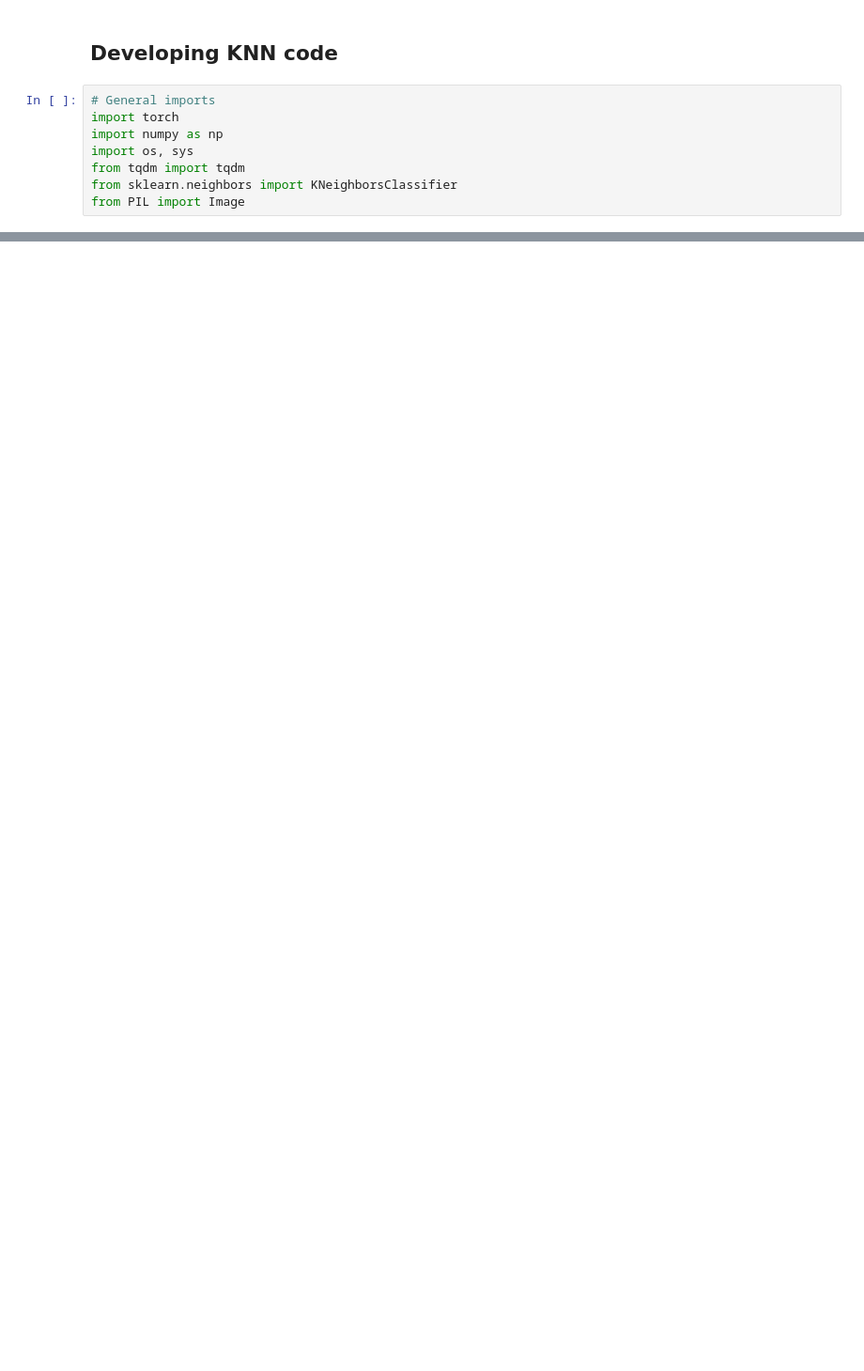
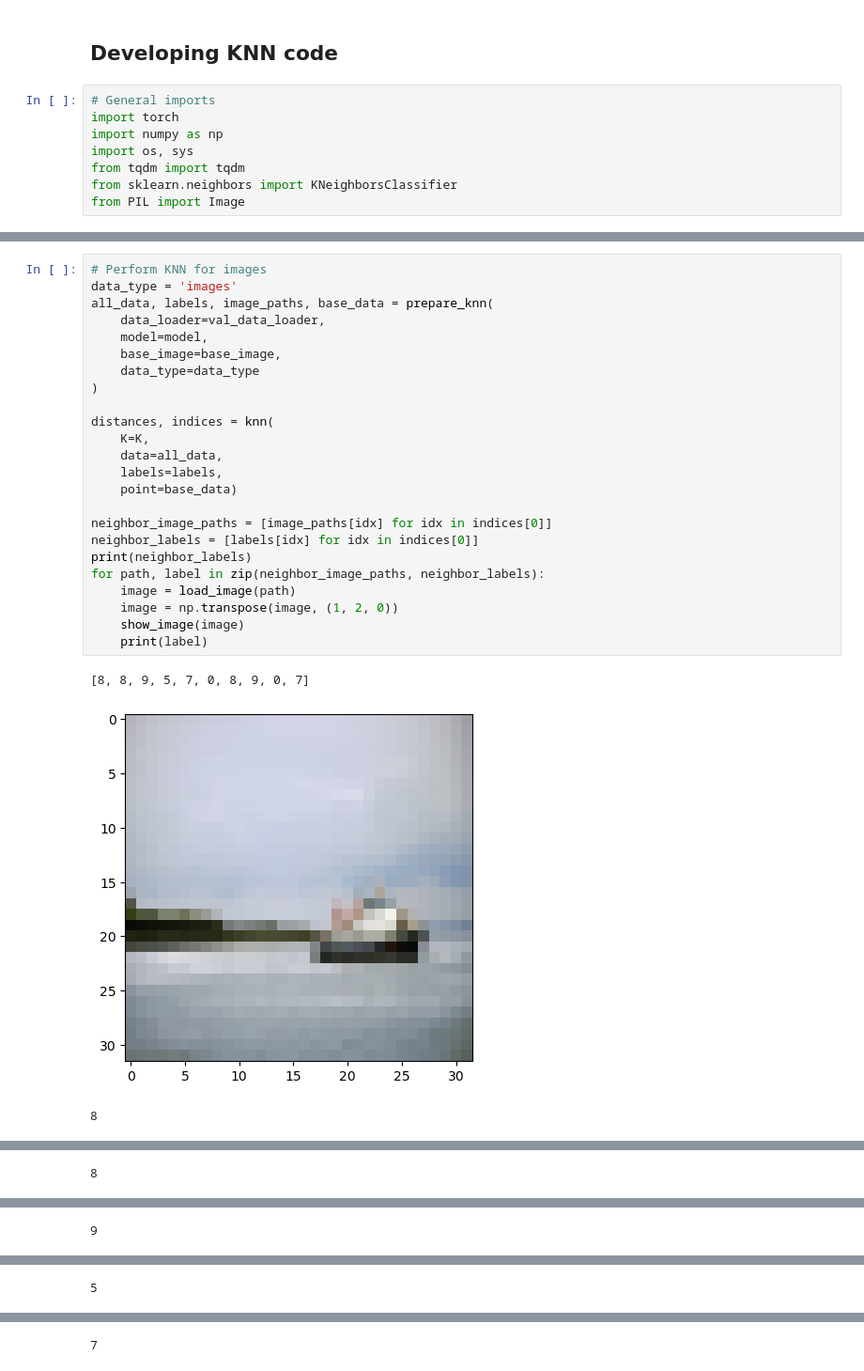
Before and after one commit to allisonchen23/model-editing, a Jupyter notebook: knn_dev.ipynb, the cells around one changed output, grey strips where cells are left out. Shown at 94% size. Saved outputs shown, nothing was run; the diff lists cells and outputs as text; blank space fills up the shorter version.

Commit message:
add code for performing KNN

```diff
--- a/knn_dev.ipynb
+++ b/knn_dev.ipynb
@@ -254,0 +456,28 @@ for path, label in zip(neighbor_image_paths, neighbor_labels):
+# %%
+# Perform KNN for images
+data_type = 'images'
+all_data, labels, image_paths, base_data = prepare_knn(
+    data_loader=val_data_loader,
+    model=model,
+    base_image=base_image,
+    data_type=data_type
+)
+
+distances, indices = knn(
+    K=K,
+    data=all_data,
+    labels=labels,
+    point=base_data)
+
+neighbor_image_paths = [image_paths[idx] for idx in indices[0]]
+neighbor_labels = [labels[idx] for idx in indices[0]]
+print(neighbor_labels)
+for path, label in zip(neighbor_image_paths, neighbor_labels):
+    image = load_image(path)
+    image = np.transpose(image, (1, 2, 0))
+    show_image(image)
+    print(label)
+# %% [output]
+[8, 8, 9, 5, 7, 0, 8, 9, 0, 7]
+[figure, added]
+8
@@ -254,0 +485 @@ for path, label in zip(neighbor_image_paths, neighbor_labels):
+8
@@ -254,0 +487 @@ for path, label in zip(neighbor_image_paths, neighbor_labels):
+9
@@ -254,0 +489 @@ for path, label in zip(neighbor_image_paths, neighbor_labels):
+5
@@ -254,0 +491 @@ for path, label in zip(neighbor_image_paths, neighbor_labels):
+7
```
Also changed, not shown: parts of 13 cells of this notebook, 7 other files.
